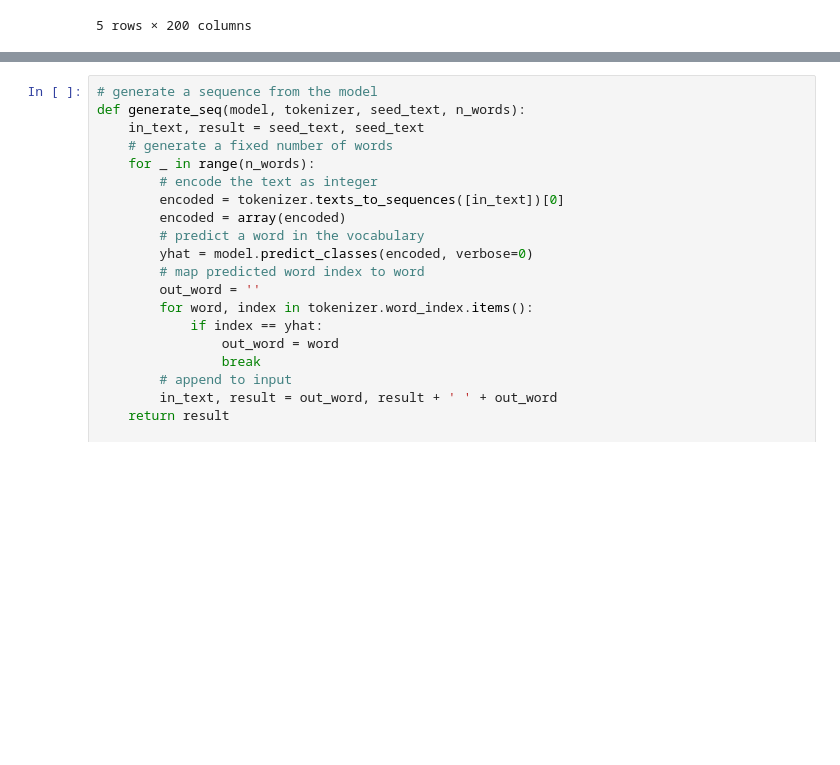
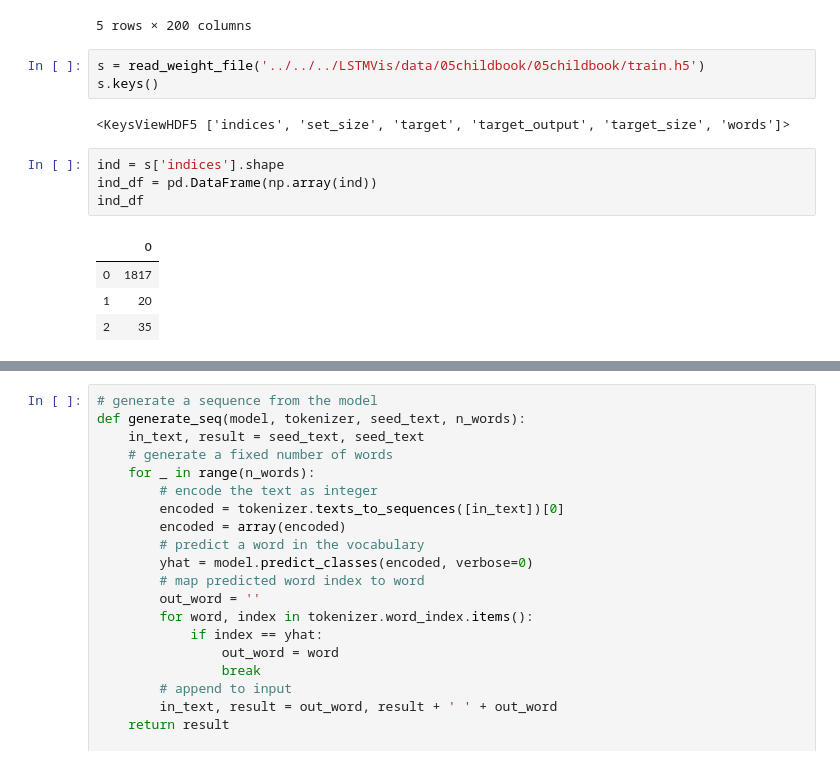
Before and after one commit to gj0706/my_research, a Jupyter notebook: neural_network/notebook/lstm_text.ipynb, the cells around one changed output, grey strips where cells are left out. Cells and saved outputs as stored; diff of their text form; blank space fills up the shorter version.

```diff
--- a/neural_network/notebook/lstm_text.ipynb
+++ b/neural_network/notebook/lstm_text.ipynb
@@ -55,3 +55,17 @@ df_output.head()
 | 3 | -0.401368 | -0.456501 | 0.006114 | 0.149163 | 0.625086 | 0.021770 | 0.007484 | -0.042390 | -0.034800 | 0.162708 | ... | ... |
 | 4 | -0.251165 | -0.067411 | 0.033815 | -0.004376 | 0.555721 | 0.070168 | 0.004318 | -0.772693 | -0.516666 | 0.757734 | ... | ... |
 5 rows × 200 columns
+# %%
+s = read_weight_file('../../../LSTMVis/data/05childbook/05childbook/train.h5')
+s.keys()
+# %% [output]
+<KeysViewHDF5 ['indices', 'set_size', 'target', 'target_output', 'target_size', 'words']>
+# %%
+ind = s['indices'].shape
+ind_df = pd.DataFrame(np.array(ind))
+ind_df
+# %% [output]
+|  | 0 |
+| 0 | 1817 |
+| 1 | 20 |
+| 2 | 35 |
```
Also changed, not shown: parts of 1 cell of this notebook.
